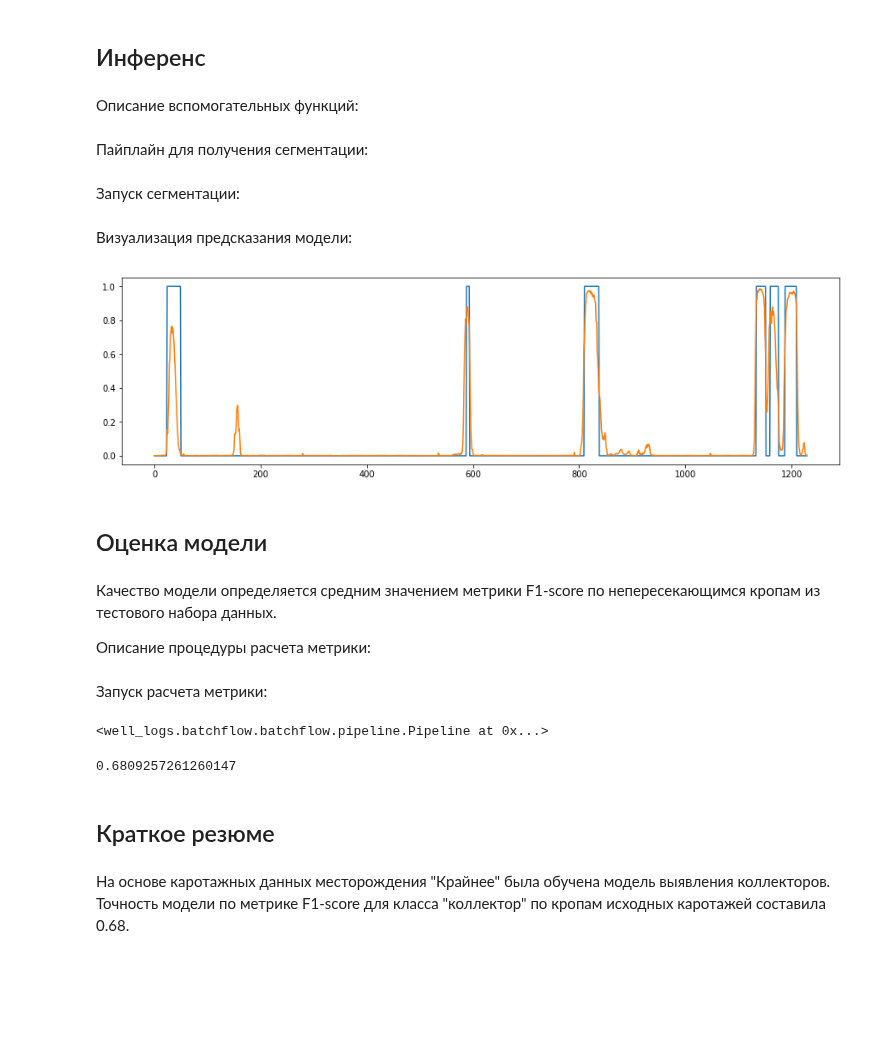
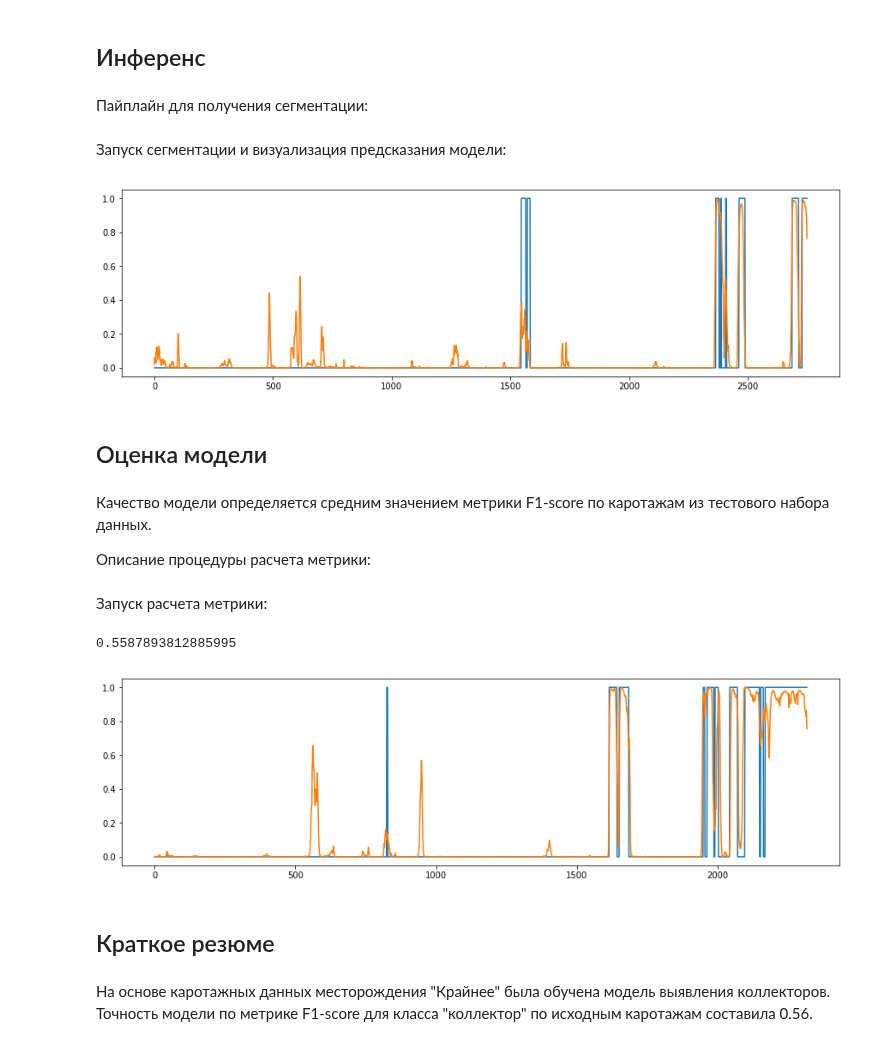
Before and after one commit to sadaqatali2027/petroflow-1, a Jupyter notebook: well_logs/models/collector_detection/unet/unet_training.ipynb, the cells around one changed output. Saved outputs shown, nothing was run; the diff lists cells and outputs as text; code cells hidden in the pictures; blank space fills up the shorter version.

```diff
--- a/well_logs/models/collector_detection/unet/unet_training.ipynb
+++ b/well_logs/models/collector_detection/unet/unet_training.ipynb
@@ -99,28 +102,25 @@ model_config = {
 
 Описание пайплайна обучения:
 # %%
-N_EPOCH = 200
+N_EPOCH = 500
 BATCH_SIZE = 32
 # %%
 def concatenate_batch(batch, model, concat_mask=True):
     feed_dict = {"x": np.concatenate(batch.logs).swapaxes(1, 2)}
     if concat_mask:
-        feed_dict["y"] = np.concatenate(batch.mask).swapaxes(1, 2)
+        feed_dict["y"] = np.concatenate(batch.mask)[..., np.newaxis]
     return {"feed_dict": feed_dict}
 # %%
 template_train_ppl = (
     bf.Pipeline()
       .init_model("dynamic", UNet, name="unet", config=model_config)
       .init_variable("loss_history", init_on_each_run=list)
-      .init_variable("pred", init_on_each_run=list)
-      .load(fmt="npz")
+      .load(fmt="npz", components=["dept", "logs", "mask"])
       .drop_nans()
-      .standardize()
-      .random_split_logs(CROP_SIZE, 4, split_mask=True)
+      .standardize(components="logs")
+      .random_crop(CROP_SIZE, n_crops=4, components=["logs", "mask"])
       .train_model("unet", make_data=concatenate_batch,
-                   fetches=["loss", "sigmoid"],
-                   save_to=[bf.V("loss_history"), bf.V("pred")],
-                   mode="a")
+                   fetches="loss", save_to=bf.V("loss_history"), mode="a")
       .run(batch_size=BATCH_SIZE, n_epochs=N_EPOCH, shuffle=True, drop_last=True,
            lazy=True, bar=True)
 )
@@ -149,4 +146,2 @@ plt.show()
 # %% [markdown]
 ## Инференс
-# %% [markdown]
-Описание вспомогательных функций:
@@ -165,17 +151,17 @@ def _concat(batch, x):
 template_predict_ppl = (
     bf.Pipeline()
       .import_model("unet", train_ppl)
-      .init_variable("shapes")
-      .load(fmt="npz")
+      .load(fmt="npz", components=["dept", "logs", "mask"])
       .drop_nans()
-      .standardize()
-      .update_variable("shapes", bf.F(get_shapes, bf.B("logs")), mode="w")
-      .split_logs(CROP_SIZE, CROP_SIZE)
+      .standardize(components="logs")
+      .crop(CROP_SIZE, step=CROP_SIZE // 8, components="logs")
       .predict_model("unet", make_data=partial(concatenate_batch, concat_mask=False),
                      fetches="sigmoid", save_to=bf.B("predictions"), mode="w")
-      .split_predictions(CROP_SIZE, CROP_SIZE, bf.V("shapes"))
-      .average_prediction(CROP_SIZE, CROP_SIZE, bf.V("shapes"))
+      .split_by_well(components="predictions")
+      .aggregate(components="predictions")
       .run(batch_size=1, n_epochs=1, shuffle=False, drop_last=False, lazy=True)
 )
+
+predict_ppl = (ds.test >> template_predict_ppl)
 # %% [markdown]
-Запуск сегментации:
+Запуск сегментации и визуализация предсказания модели:
@@ -185,15 +168,15 @@ batch = predict_ppl.next_batch()
-# %% [markdown]
-Визуализация предсказания модели:
 # %%
+batch = predict_ppl.next_batch()
+
 plt.figure(figsize=(15, 4))
-plt.plot(batch.mask[0][1000:2230])
-plt.plot(batch.predictions[0][0][1000:2230])
+plt.plot(batch.mask[0])
+plt.plot(batch.predictions[0])
 plt.show()
 # %% [output]
-[figure, old version]
+[figure, new version]
 # %% [markdown]
 ## Оценка модели
 # %% [markdown]
-Качество модели определяется средним значением метрики F1-score по непересекающимся кропам из тестового набора данных.
+Качество модели определяется средним значением метрики F1-score по каротажам из тестового набора данных.
 
 Описание процедуры расчета метрики:
@@ -224,12 +203,2 @@ template_test_ppl = (
 # %% [markdown]
 Запуск расчета метрики:
-# %%
-test_ppl = (ds.test >> template_test_ppl)
-test_ppl.run()
-# %% [output]
-<well_logs.batchflow.batchflow.pipeline.Pipeline at 0x...>
-# %%
-metrics = test_ppl.get_variable("metrics")
-metrics.evaluate("f1_score")
-# %% [output]
-0.6809257261260147
@@ -236,4 +211,16 @@ metrics.evaluate("f1_score")
+# %%
+np.mean(f1_scores)
+# %% [output]
+0.5587893812885995
+# %%
+ix = np.argmax(f1_scores)
+plt.figure(figsize=(15, 4))
+plt.plot(mask[ix])
+plt.plot(pred[ix])
+plt.show()
+# %% [output]
+[figure, added]
 # %% [markdown]
 ## Краткое резюме
 # %% [markdown]
-На основе каротажных данных месторождения "Крайнее" была обучена модель выявления коллекторов. Точность модели по метрике F1-score для класса "коллектор" по кропам исходных каротажей составила 0.68.
+На основе каротажных данных месторождения "Крайнее" была обучена модель выявления коллекторов. Точность модели по метрике F1-score для класса "коллектор" по исходным каротажам составила 0.56.
```
Also changed, not shown: parts of 13 cells of this notebook.
